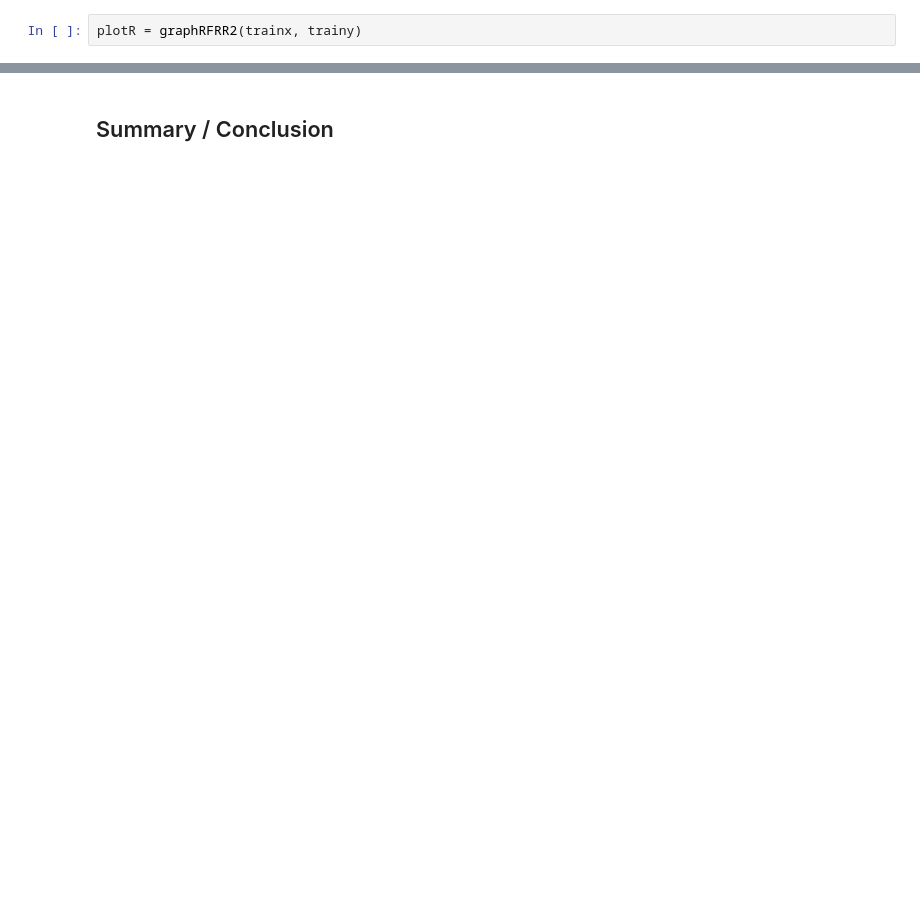
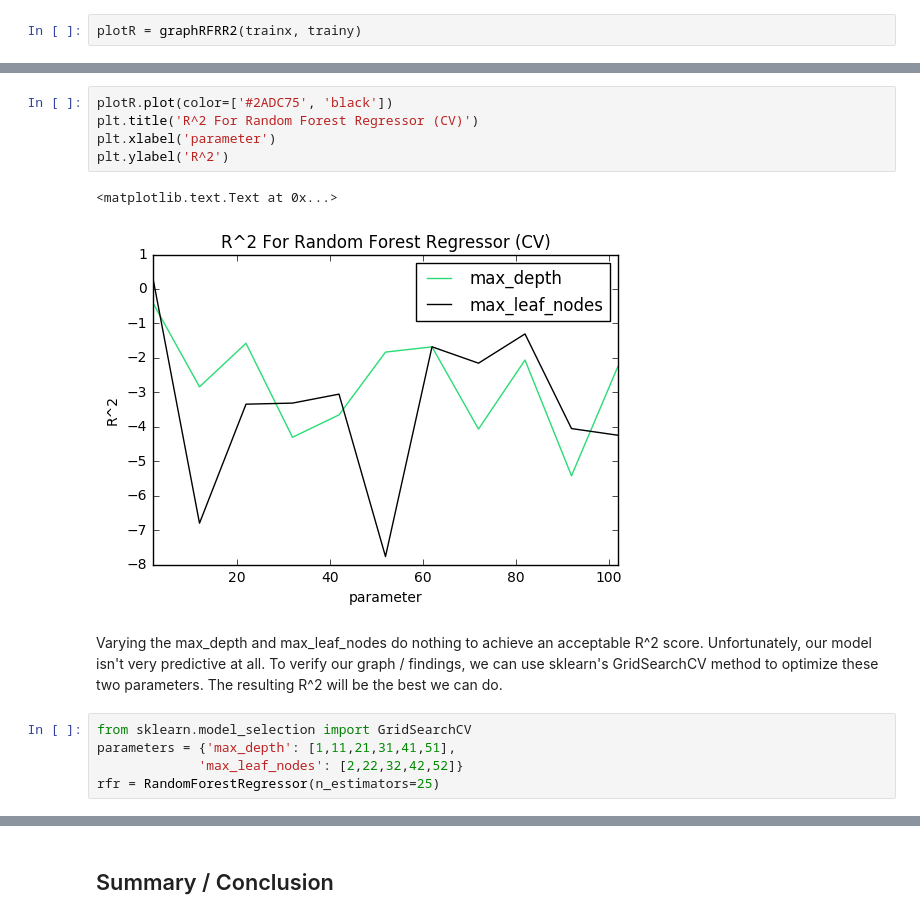
Before and after one commit to gagejustins/Kickstarter, a Jupyter notebook: kickstarter.ipynb, the cells around one changed output, grey strips where cells are left out. Saved outputs shown, nothing was run; the diff lists cells and outputs as text; blank space fills up the shorter version.

Commit message:
Added GridSearchCV

```diff
--- a/kickstarter.ipynb
+++ b/kickstarter.ipynb
@@ -528,0 +630,15 @@ plt.ylim(0,1)
+# %%
+plotR.plot(color=['#2ADC75', 'black'])
+plt.title('R^2 For Random Forest Regressor (CV)')
+plt.xlabel('parameter')
+plt.ylabel('R^2')
+# %% [output]
+<matplotlib.text.Text at 0x...>
+[figure, added]
+# %% [markdown]
+Varying the max_depth and max_leaf_nodes do nothing to achieve an acceptable R^2 score. Unfortunately, our model isn't very predictive at all. To verify our graph / findings, we can use sklearn's GridSearchCV method to optimize these two parameters. The resulting R^2 will be the best we can do.
+# %%
+from sklearn.model_selection import GridSearchCV
+parameters = {'max_depth': [1,11,21,31,41,51],
+             'max_leaf_nodes': [2,22,32,42,52]}
+rfr = RandomForestRegressor(n_estimators=25)
```
Also changed, not shown: parts of 53 cells of this notebook.
